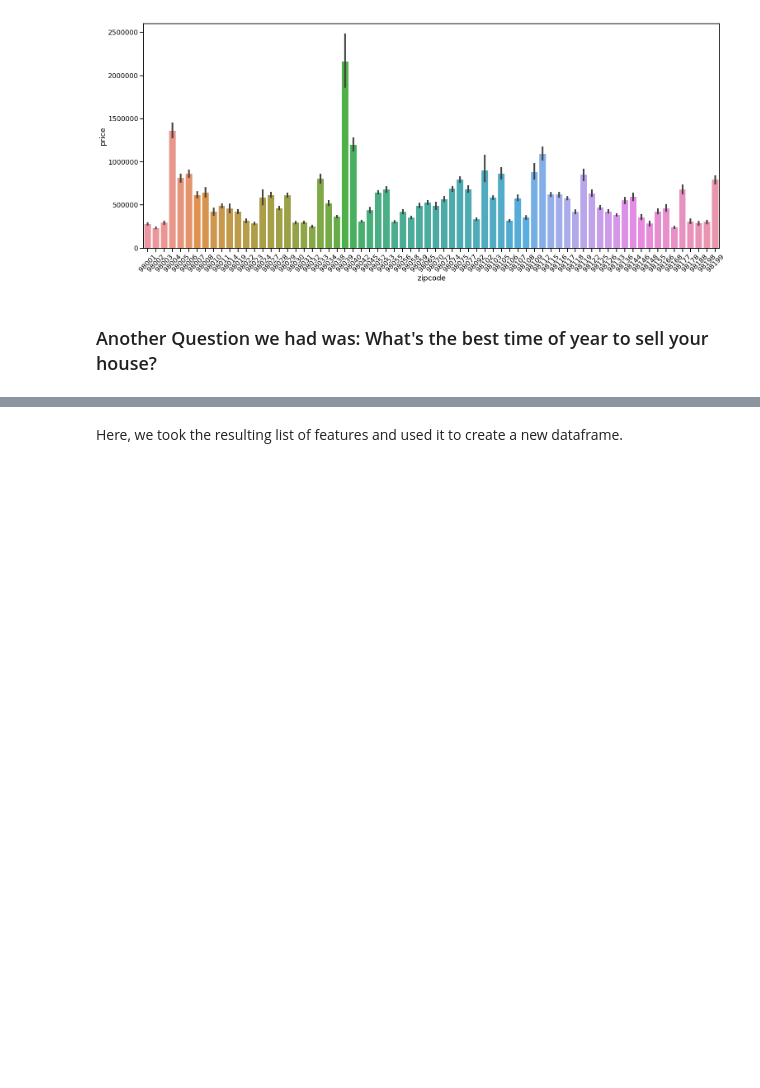
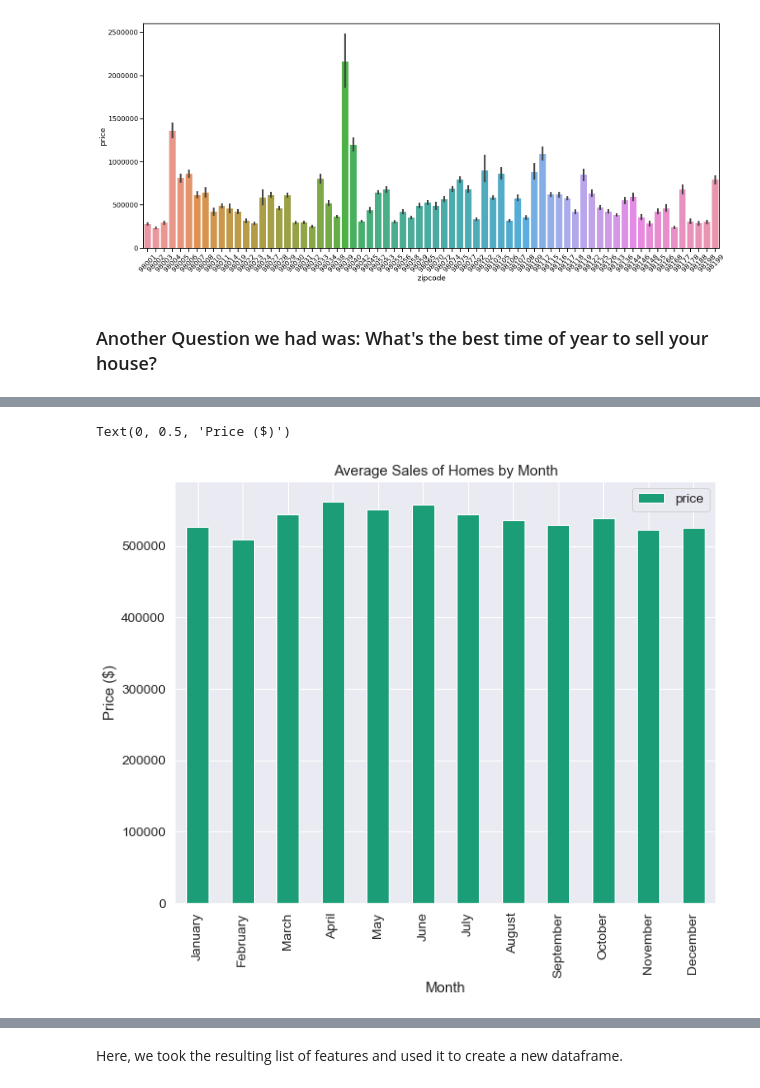
Before and after one commit to kemepley/Project_1, a Jupyter notebook: Project Results .ipynb, the cells around one changed output, grey strips where cells are left out. Drawn from its saved outputs; the diff is of its cells as text; code cells hidden in the pictures; blank space fills up the shorter version.

```diff
--- a/Project Results .ipynb
+++ b/Project Results .ipynb
@@ -140,0 +202,4 @@ ax1.set_xticklabels(ax1.get_xticklabels(),rotation=45)
+# %%
+#get the average price of houses grouped by month
+avgsalesbymonth = house.groupby('month')['price'].mean()
+avgsalesbymonth
@@ -140,0 +239,7 @@ ax1.set_xticklabels(ax1.get_xticklabels(),rotation=45)
+# %%
+#make the average sales by month a dataframe so that it can be sorted
+df = avgsalesbymonth
+df = df.reset_index()
+df['month'] = df['month'].astype(int)
+df = df.sort_values(by = 'month').reset_index(drop=True)
+df
@@ -140,0 +260,5 @@ ax1.set_xticklabels(ax1.get_xticklabels(),rotation=45)
+# %%
+#rename the index of the dataframe
+average_sale = df.rename(index = {0:'January',1:'February',2:'March',3:'April',4:'May',5:'June',6:'July',7:'August',
+            8:'September',9:'October',10:'November',11:'December'})
+average_sale
@@ -140,0 +279,4 @@ ax1.set_xticklabels(ax1.get_xticklabels(),rotation=45)
+# %%
+#drop the month column
+average_sale = average_sale.drop(columns = 'month')
+average_sale
@@ -140,0 +297,9 @@ ax1.set_xticklabels(ax1.get_xticklabels(),rotation=45)
+# %%
+#plot of average prices by month
+average_sale.plot(y ='price', use_index=True, figsize = (10,8), kind = 'bar', colormap='Dark2',
+                  title = 'Average Sales of Homes by Month')
+plt.xlabel('Month')
+plt.ylabel('Price ($)')
+# %% [output]
+Text(0, 0.5, 'Price ($)')
+[figure, added]
```
Also changed, not shown: parts of 22 cells of this notebook.
